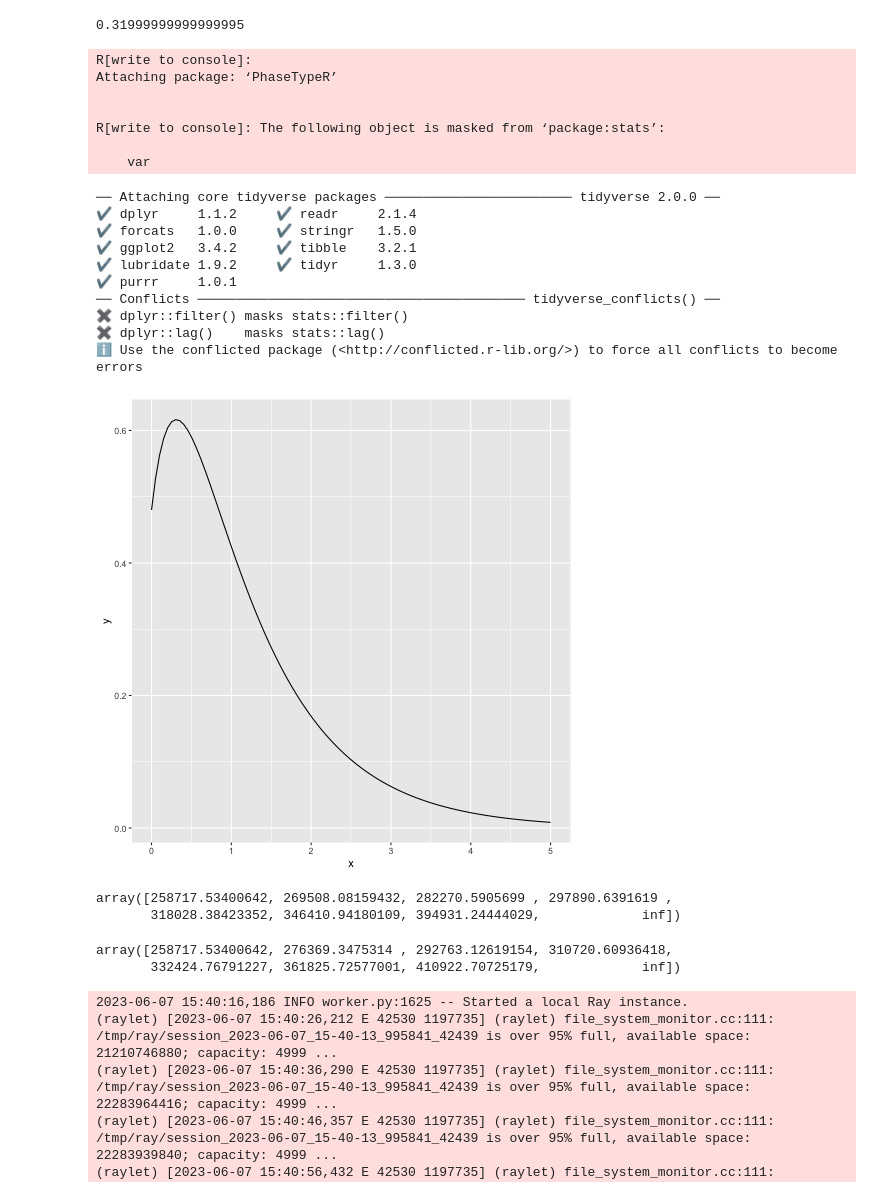
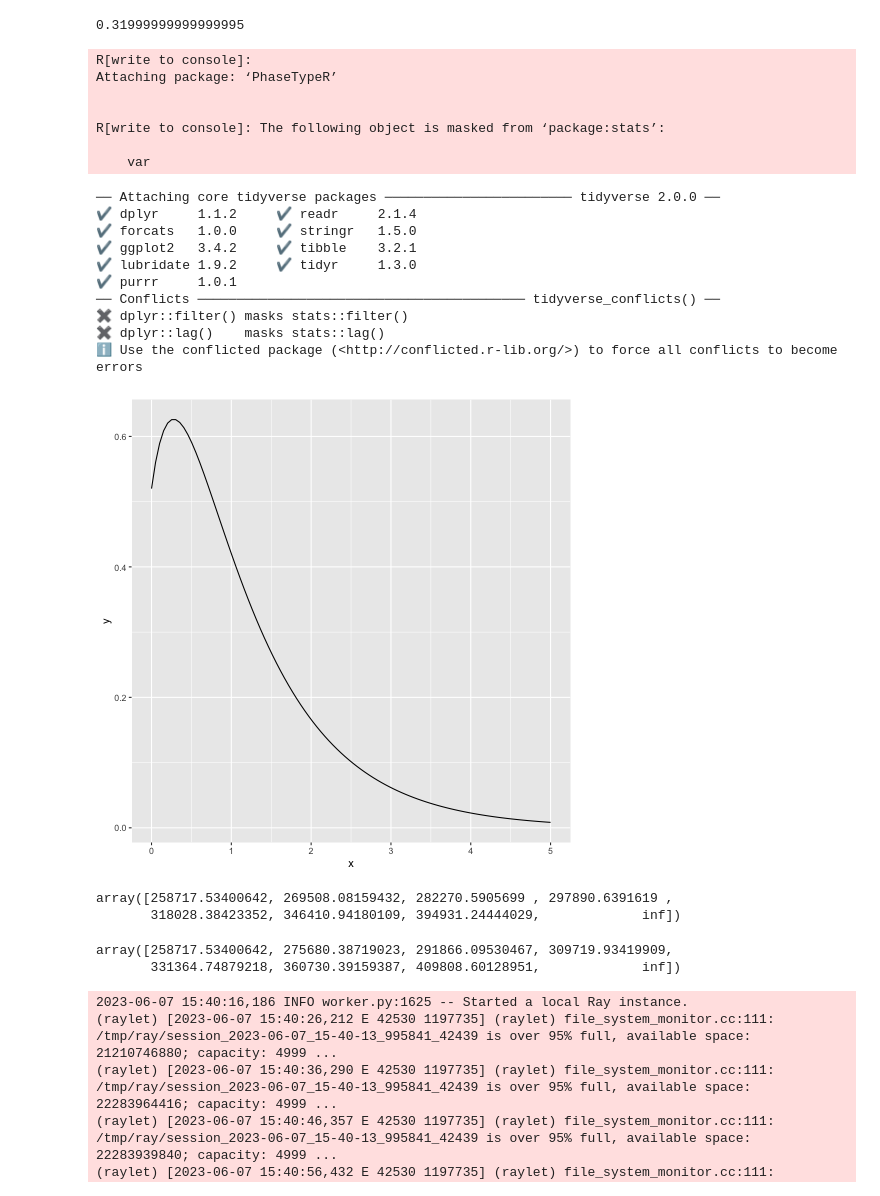
Before and after one commit to rivasiker/trails_paper, a Jupyter notebook: simulated_posterior/analyses/cutpoints.ipynb, the cells around one changed output. Drawn from its saved outputs; the diff is of its cells as text; code cells hidden in the pictures.

```diff
--- a/simulated_posterior/analyses/cutpoints.ipynb
+++ b/simulated_posterior/analyses/cutpoints.ipynb
@@ -87,35 +75,35 @@ subint_mat <- matrix(
     nrow = 3,
     byrow = T
 )
-init_probs <- c(exp(-t_2/N_AB), 1-exp(-t_2/N_AB), 0)
+init_probs <- c(1-exp(-t_2/N_AB), exp(-t_2/N_AB), 0)
 ph_obj <- PH(subint_mat, init_probs)
 
 quant <- qPH(seq(0, 1, length.out = n_int_ABC_2+1), ph_obj)
 quant <- c(quant[1:(length(quant)-1)], Inf)
 
 x <- seq(0, 5, length.out = 100)
 y <- dPH(x, ph_obj)
 ggplot() +
     geom_line(aes(x, y))
 # %% [output]
 R[write to console]:
 Attaching package: ‘PhaseTypeR’
 
 
 R[write to console]: The following object is masked from ‘package:stats’:
 
     var
 ── Attaching core tidyverse packages ──────────────────────── tidyverse 2.0.0 ──
 ✔ dplyr     1.1.2     ✔ readr     2.1.4
 ✔ forcats   1.0.0     ✔ stringr   1.5.0
 ✔ ggplot2   3.4.2     ✔ tibble    3.2.1
 ✔ lubridate 1.9.2     ✔ tidyr     1.3.0
 ✔ purrr     1.0.1
 ── Conflicts ────────────────────────────────────────── tidyverse_conflicts() ──
 ✖ dplyr::filter() masks stats::filter()
 ✖ dplyr::lag()    masks stats::lag()
 ℹ Use the conflicted package (<http://conflicted.r-lib.org/>) to force all conflicts to become errors
-[figure, old version]
+[figure, new version]
 # %%
 t_1+t_2+cutpoints_ABC(n_int_ABC_2, coal_ABC)*N_ref
 # %% [output]
@@ -125,8 +113,8 @@ array([258717.53400642, 269508.08159432, 282270.5905699 , 297890.6391619 ,
 cut_ABC = t_1+t_2+quant*N_ABC
 cut_ABC
 # %% [output]
-array([258717.53400642, 276369.3475314 , 292763.12619154, 310720.60936418,
-       332424.76791227, 361825.72577001, 410922.70725179,             inf])
+array([258717.53400642, 275680.38719023, 291866.09530467, 309719.93419909,
+       331364.74879218, 360730.39159387, 409808.60128951,             inf])
 # %%
 transitions, emissions, starting, hidden_states, observed_states = trans_emiss_calc(
     t_A*mu, t_B*mu, t_C*mu, t_2*mu, t_upper*mu, t_out*mu,
```
Also changed, not shown: parts of 3 cells of this notebook, 12 other files.
